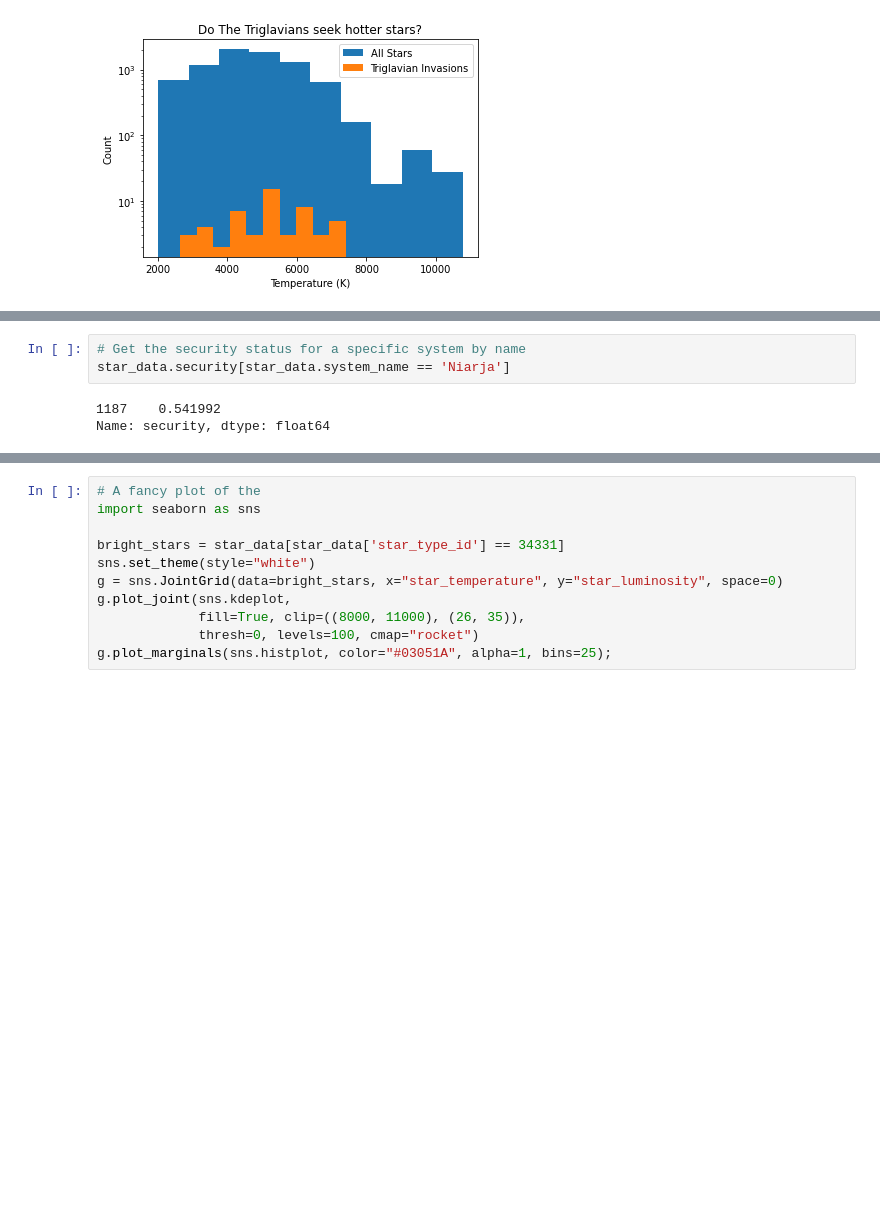
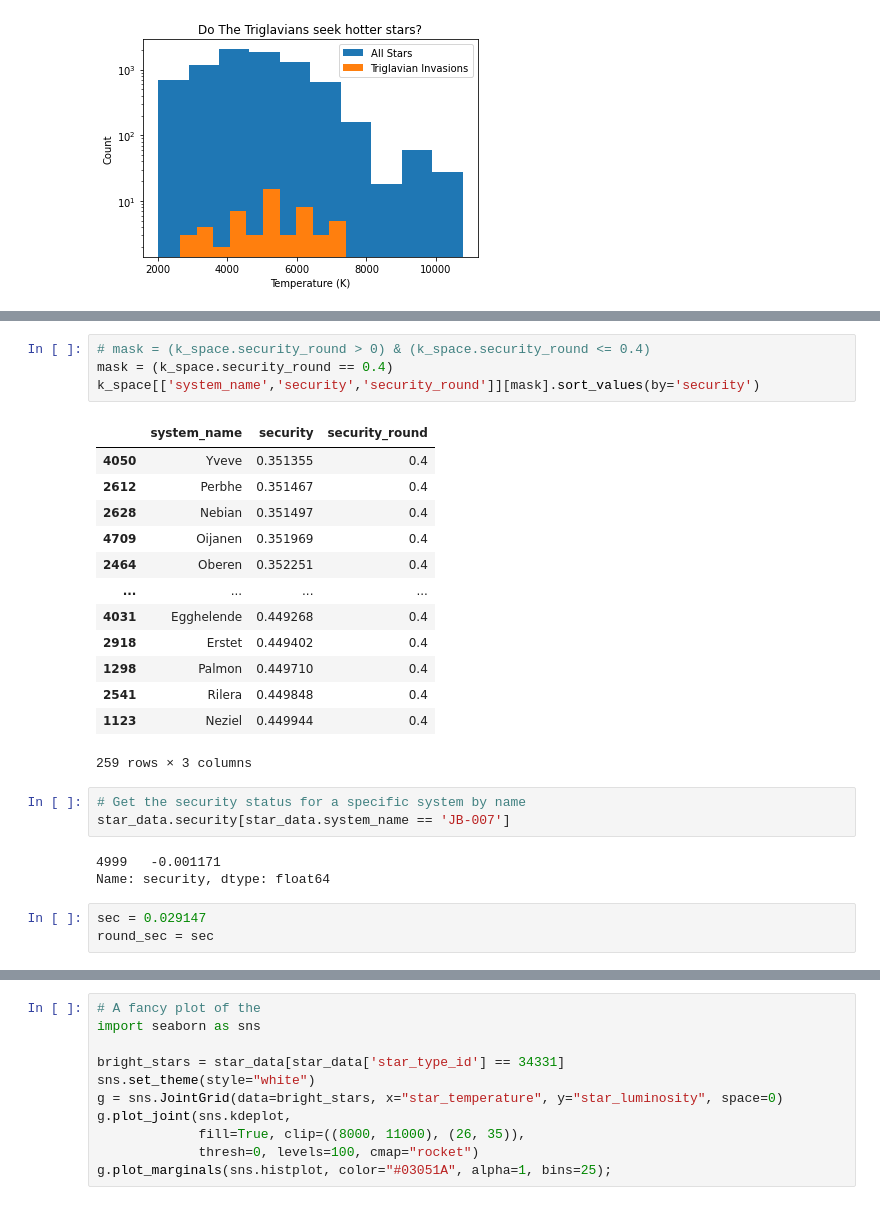
Before and after one commit to jrslagle/EVE-Triglavian-Invasions, a Jupyter notebook: EVE Stars & Incursions.ipynb, the cells around one changed output, grey strips where cells are left out. Cells and saved outputs as stored; diff of their text form; blank space fills up the shorter version.

```diff
--- a/EVE Stars & Incursions.ipynb
+++ b/EVE Stars & Incursions.ipynb
@@ -2015,8 +2156,29 @@ plt.show()
+# %%
+# mask = (k_space.security_round > 0) & (k_space.security_round <= 0.4)
+mask = (k_space.security_round == 0.4)
+k_space[['system_name','security','security_round']][mask].sort_values(by='security')
+# %% [output]
+|  | system_name | security | security_round |
+| 4050 | Yveve | 0.351355 | 0.4 |
+| 2612 | Perbhe | 0.351467 | 0.4 |
+| 2628 | Nebian | 0.351497 | 0.4 |
+| 4709 | Oijanen | 0.351969 | 0.4 |
+| 2464 | Oberen | 0.352251 | 0.4 |
+| ... | ... | ... | ... |
+| 4031 | Egghelende | 0.449268 | 0.4 |
+| 2918 | Erstet | 0.449402 | 0.4 |
+| 1298 | Palmon | 0.449710 | 0.4 |
+| 2541 | Rilera | 0.449848 | 0.4 |
+| 1123 | Neziel | 0.449944 | 0.4 |
+259 rows × 3 columns
 # %%
 # Get the security status for a specific system by name
-star_data.security[star_data.system_name == 'Niarja']
+star_data.security[star_data.system_name == 'JB-007']
 # %% [output]
-1187    0.541992
+4999   -0.001171
 Name: security, dtype: float64
+# %%
+sec = 0.029147
+round_sec = sec
 # %%
 # Lists systems near a target security value
```
Also changed, not shown: parts of 25 cells of this notebook, 2 other files.
